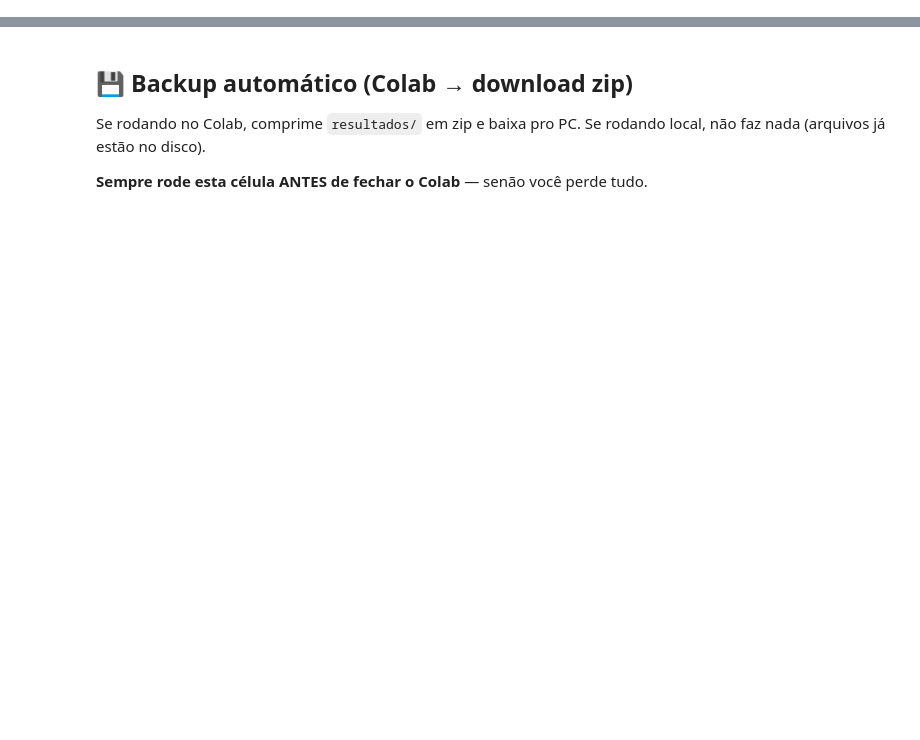
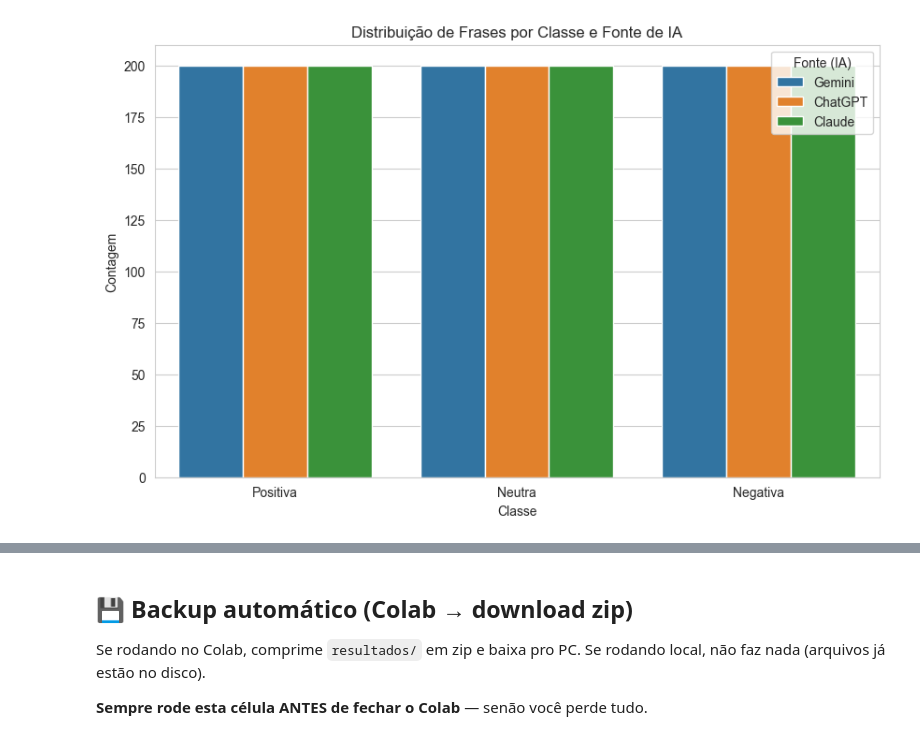
Before and after one commit to ROMAUSKI/tcc-analise-sentimento, a Jupyter notebook: src/05_apps_training.ipynb, the cells around one changed output, grey strips where cells are left out. Cells and saved outputs as stored; diff of their text form; code cells hidden in the pictures; blank space fills up the shorter version.

```diff
--- a/src/05_apps_training.ipynb
+++ b/src/05_apps_training.ipynb
@@ -99,14 +158,0 @@ else:
-# %%
-if 'df_final' in locals():
-    def limpar_texto(texto):
-        texto = str(texto).lower()
-        texto = re.sub(r'[^a-zÀ-ÿ\s]', '', texto)
-        return re.sub(r'\s+', ' ', texto).strip()
-
-    df_final['frase_limpa'] = df_final['frase'].apply(limpar_texto)
-    df_final = df_final.drop_duplicates(subset=['frase_limpa']).reset_index(drop=True)
-    df_final.to_csv('../processado/synthetic_dataset_apps.csv', index=False)
-
-    print(f"Dataset limpo salvo. Total de únicas: {len(df_final)}")
-else:
-    print("⚠️ Execute a célula anterior com arquivos CSV carregados primeiro.")
@@ -112,0 +226,75 @@ else:
+# %%
+print("--- Iniciando Etapa de Análise Estatística (com Violin Plot) ---")
+
+# 1. Carregar o dataset limpo
+try:
+    df = pd.read_csv(os.path.join(DADOS_PROCESSADO, 'synthetic_dataset_apps.csv'))
+    print(f"Dataset 'synthetic_dataset_apps.csv' carregado. Total de {len(df)} frases.")
+except FileNotFoundError:
+    print("ERRO: Arquivo 'synthetic_dataset_apps.csv' não encontrado! Rode a célula anterior primeiro.")
+    raise
+
+# 2. Calcular estatísticas de texto
+df['num_palavras'] = df['frase_limpa'].apply(lambda x: len(str(x).split()))
+
+# --- EXIBIÇÃO DAS ESTATÍSTICAS (TEXTO) ---
+print("\n--- ESTATÍSTICAS GERAIS DO DATASET ---")
+print(f"Número total de frases (amostras): {len(df)}")
+print("\n--- Distribuição por Classe ---")
+print(df['classe'].value_counts())
+print("\n--- Distribuição por Fonte (IA) ---")
+print(df['fonte'].value_counts())
+print("\n--- Estatísticas do Comprimento das Frases (Nº de Palavras) ---")
+print(f"Média de palavras por frase: {df['num_palavras'].mean():.2f}")
+print(f"Mediana de palavras por frase: {df['num_palavras'].median()}")
+print(f"Frase mais curta (palavras): {df['num_palavras'].min()}")
+print(f"Frase mais longa (palavras): {df['num_palavras'].max()}")
+
+# --- GERAÇÃO DE GRÁFICOS (AVANÇADOS) ---
+
+# Define o caminho para salvar
+pasta_resultados = RESULTADOS + os.sep
+print("\nSalvando gráficos na pasta 'resultados/'...")
+
+# --- Gráfico 1 (O Combinado): Barras Agrupadas ---
+plt.figure(figsize=(10, 6))
+sns.countplot(
+    data=df,
+    x='classe',
+    hue='fonte',
+    order=['Positiva', 'Neutra', 'Negativa'],
+    hue_order=['Gemini', 'ChatGPT', 'Claude']
+)
+plt.title('Distribuição de Frases por Classe e Fonte de IA')
+plt.xlabel('Classe')
+plt.ylabel('Contagem')
+plt.legend(title='Fonte (IA)')
+plt.savefig(f"{pasta_resultados}distribuicao_classe_por_fonte.png")
+print(f"Gráfico 'distribuicao_classe_por_fonte_apps.png' salvo.")
+
+# --- Gráfico 2 (O "Mais Legal"): VIOLIN PLOT ---
+plt.figure(figsize=(10, 6))
+sns.violinplot(
+    data=df,
+    x='fonte',
+    y='num_palavras',
+    order=['Gemini', 'ChatGPT', 'Claude'],
+    inner='quartile'
+)
+plt.title('Distribuição do Comprimento das Frases por Fonte de IA')
+plt.xlabel('Fonte (IA)')
+plt.ylabel('Número de Palavras')
+plt.savefig(f"{pasta_resultados}violino_comprimento_por_fonte.png")
+print(f"Gráfico 'violino_comprimento_por_fonte_apps.png' salvo.")
+
+# --- Gráfico 3 (O Útil): Histograma Geral ---
+plt.figure(figsize=(10, 6))
+sns.histplot(df['num_palavras'], bins=20, kde=True)
+plt.title('Distribuição Geral do Comprimento das Frases')
+plt.xlabel('Número de Palavras')
+plt.ylabel('Frequência')
+plt.savefig(f"{pasta_resultados}distribuicao_comprimento_frases.png")
+print(f"Gráfico 'distribuicao_comprimento_frases_apps.png' salvo.")
+
+print("\n--- Análise Estatística Concluída! ---")
+# %% [output]
@@ -112,0 +318 @@ else:
+[figure, added]
```
Also changed, not shown: parts of 16 cells of this notebook, 3 other files.
